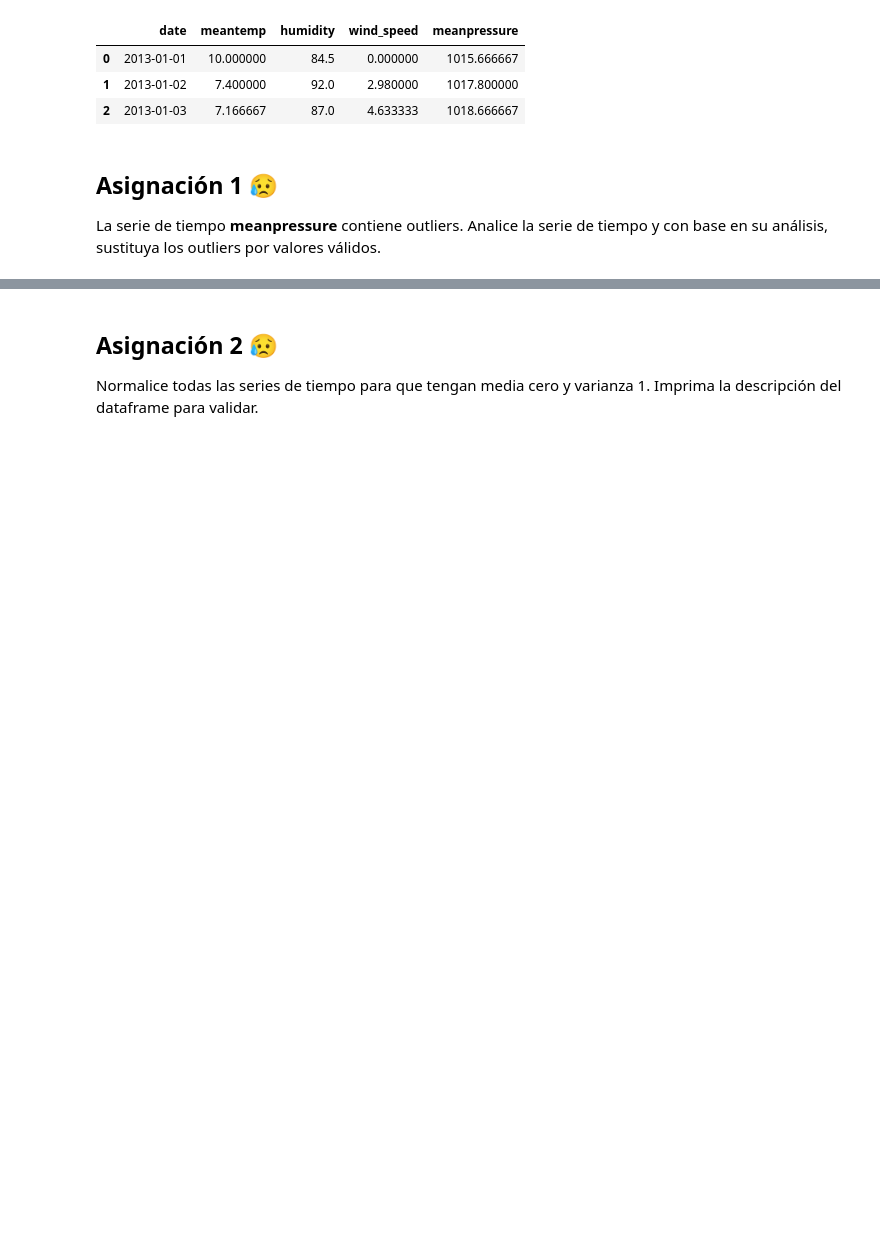
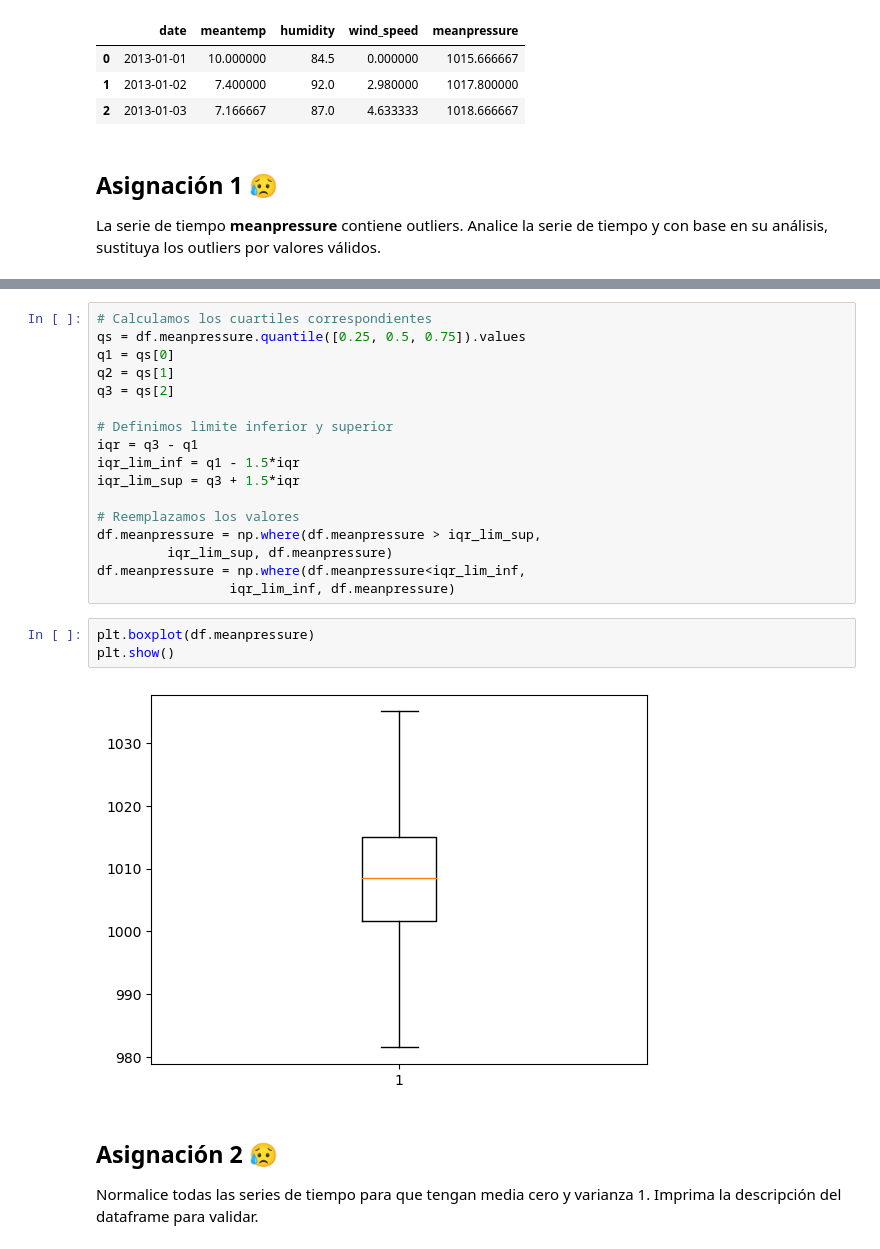
Before and after one commit to svroo/Time_series, a Jupyter notebook: Practica 3/3 - Preprocesamiento de Series de Tiempo.ipynb, the cells around one changed output, grey strips where cells are left out. Saved outputs shown, nothing was run; the diff lists cells and outputs as text; blank space fills up the shorter version.

```diff
--- a/Practica 3/3 - Preprocesamiento de Series de Tiempo.ipynb
+++ b/Practica 3/3 - Preprocesamiento de Series de Tiempo.ipynb
@@ -44,3 +52,25 @@ La serie de tiempo __meanpressure__ contiene outliers. Analice la serie de tiemp
+# %%
+# Calculamos los cuartiles correspondientes
+qs = df.meanpressure.quantile([0.25, 0.5, 0.75]).values
+q1 = qs[0]
+q2 = qs[1]
+q3 = qs[2]
+
+# Definimos limite inferior y superior
+iqr = q3 - q1
+iqr_lim_inf = q1 - 1.5*iqr
+iqr_lim_sup = q3 + 1.5*iqr
+
+# Reemplazamos los valores
+df.meanpressure = np.where(df.meanpressure > iqr_lim_sup,
+         iqr_lim_sup, df.meanpressure)
+df.meanpressure = np.where(df.meanpressure<iqr_lim_inf,
+                 iqr_lim_inf, df.meanpressure)
+# %%
+plt.boxplot(df.meanpressure)
+plt.show()
+# %% [output]
+[figure, added]
 # %% [markdown]
 ## Asignación 2 &#x1F625;
 
```
Also changed, not shown: parts of 8 cells of this notebook, 9 other files.
